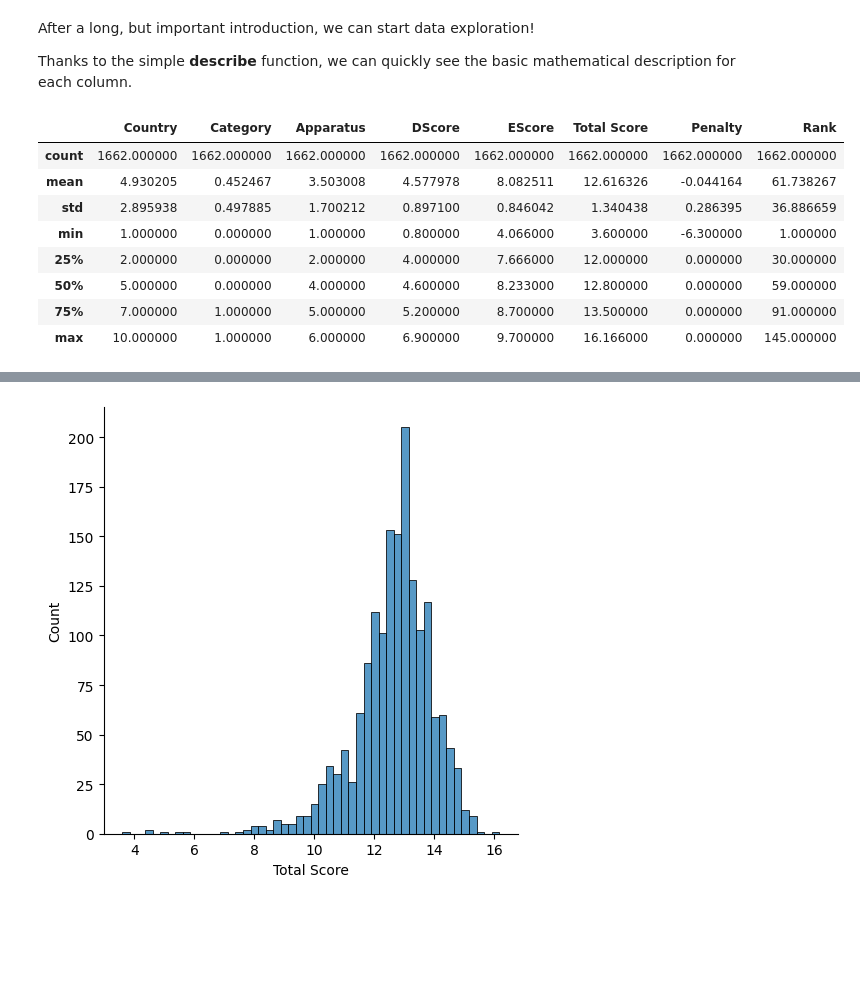
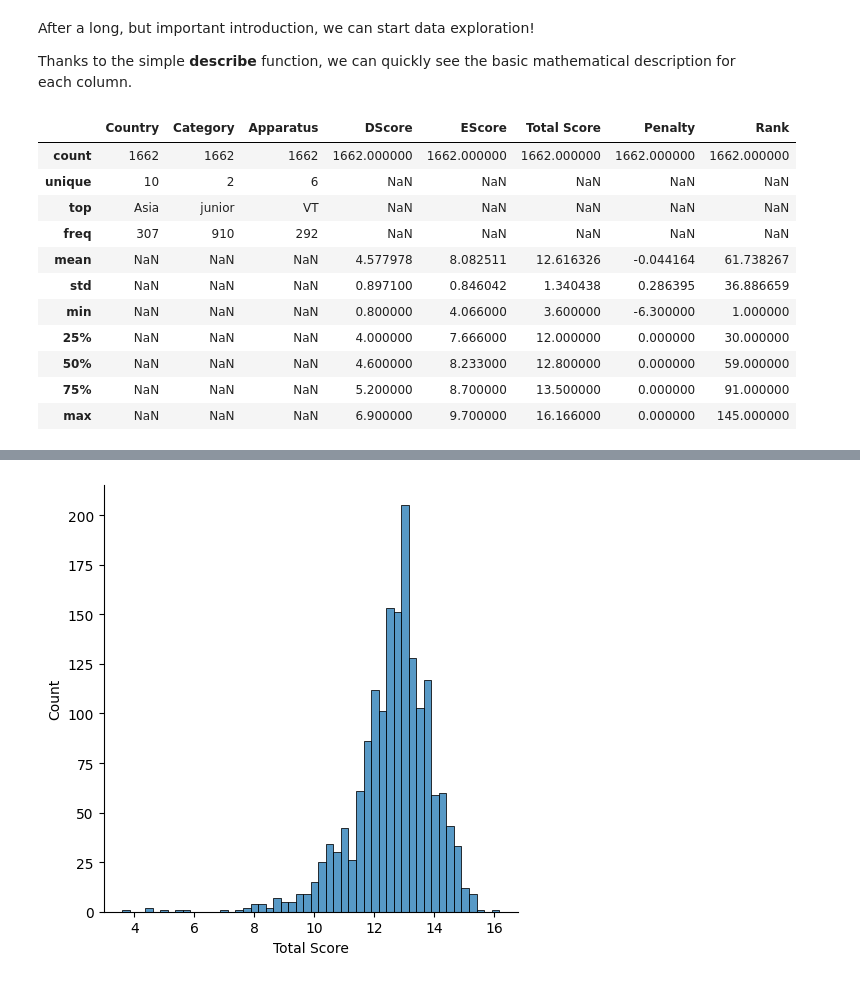
Before and after one commit to Asturn15/Gymnastics-on-GitHub, a Jupyter notebook: Project 5 - ML model in Python/Notebook project.ipynb, the cells around one changed output, grey strips where cells are left out. Drawn from its saved outputs; the diff is of its cells as text; code cells hidden in the pictures; blank space fills up the shorter version.

```diff
--- a/Project 5 - ML model in Python/Notebook project.ipynb
+++ b/Project 5 - ML model in Python/Notebook project.ipynb
@@ -539,6 +535,3 @@
-# %%
-# Change string to numbers
-training_df.replace({"junior": 0, "senior": 1,"FX":1,"PH":2,"SR":3,"VT":4,"PB":5,"HB":6}, inplace=True)
 # %% [markdown]
 
 We have one more column left - Country. Let's check how the number of results we have for individual countries is distributed in order to avoid the error of lack of appropriate data representation in our model.
@@ -599,28 +592,25 @@ country_classification = {
 # change values in table with results
 for i, r in training_df.iterrows():
     if r['Country'] in country_classification[1]:
-        training_df.at[i, 'Country'] = 1
+        training_df.at[i, 'Country'] = 'Asia'
     elif r['Country'] in country_classification[2]:
-        training_df.at[i, 'Country'] = 2
+        training_df.at[i, 'Country'] = 'Scandinavia'
     elif r['Country'] in country_classification[3]:
-        training_df.at[i, 'Country'] = 3
+        training_df.at[i, 'Country'] = 'Latin America'
     elif r['Country'] in country_classification[4]:
-        training_df.at[i, 'Country'] = 4
+        training_df.at[i, 'Country'] = 'English speaking'
     elif r['Country'] in country_classification[5]:
-        training_df.at[i, 'Country'] = 5
+        training_df.at[i, 'Country'] = 'German speaking and Benelux'
     elif r['Country'] in country_classification[6]:
-        training_df.at[i, 'Country'] = 6
+        training_df.at[i, 'Country'] = 'other Wester Europen'
     elif r['Country'] in country_classification[7]:
-        training_df.at[i, 'Country'] = 7
+        training_df.at[i, 'Country'] = 'Central Europe'
     elif r['Country'] in country_classification[8]:
-        training_df.at[i, 'Country'] = 8
+        training_df.at[i, 'Country'] = 'Eastern Europe'
     elif r['Country'] in country_classification[9]:
-        training_df.at[i, 'Country'] = 9
+        training_df.at[i, 'Country'] = 'South Europe'
     elif r['Country'] in country_classification[10]:
-        training_df.at[i, 'Country'] = 10
-
-# changle data type to numeric
-training_df['Country'] = training_df['Country'].astype(int)
+        training_df.at[i, 'Country'] = 'Other Countries'
 # %% [markdown]
 Let's check how the results break down now.
 # %%
@@ -650,14 +640,17 @@ After a long, but important introduction, we can start data exploration!
 Thanks to the simple __describe__ function, we can quickly see the basic mathematical description for each column.
 # %%
 # print description for each column
-training_df.describe()
+training_df.describe(include='all')
 # %% [output]
 |  | Country | Category | Apparatus | DScore | EScore | Total Score | Penalty | Rank |
-| count | 1662.000000 | 1662.000000 | 1662.000000 | 1662.000000 | 1662.000000 | 1662.000000 | 1662.000000 | 1662.000000 |
-| mean | 4.930205 | 0.452467 | 3.503008 | 4.577978 | 8.082511 | 12.616326 | -0.044164 | 61.738267 |
-| std | 2.895938 | 0.497885 | 1.700212 | 0.897100 | 0.846042 | 1.340438 | 0.286395 | 36.886659 |
-| min | 1.000000 | 0.000000 | 1.000000 | 0.800000 | 4.066000 | 3.600000 | -6.300000 | 1.000000 |
-| 25% | 2.000000 | 0.000000 | 2.000000 | 4.000000 | 7.666000 | 12.000000 | 0.000000 | 30.000000 |
-| 50% | 5.000000 | 0.000000 | 4.000000 | 4.600000 | 8.233000 | 12.800000 | 0.000000 | 59.000000 |
-| 75% | 7.000000 | 1.000000 | 5.000000 | 5.200000 | 8.700000 | 13.500000 | 0.000000 | 91.000000 |
-| max | 10.000000 | 1.000000 | 6.000000 | 6.900000 | 9.700000 | 16.166000 | 0.000000 | 145.000000 |
+| count | 1662 | 1662 | 1662 | 1662.000000 | 1662.000000 | 1662.000000 | 1662.000000 | 1662.000000 |
+| unique | 10 | 2 | 6 | NaN | NaN | NaN | NaN | NaN |
+| top | Asia | junior | VT | NaN | NaN | NaN | NaN | NaN |
+| freq | 307 | 910 | 292 | NaN | NaN | NaN | NaN | NaN |
+| mean | NaN | NaN | NaN | 4.577978 | 8.082511 | 12.616326 | -0.044164 | 61.738267 |
+| std | NaN | NaN | NaN | 0.897100 | 0.846042 | 1.340438 | 0.286395 | 36.886659 |
+| min | NaN | NaN | NaN | 0.800000 | 4.066000 | 3.600000 | -6.300000 | 1.000000 |
+| 25% | NaN | NaN | NaN | 4.000000 | 7.666000 | 12.000000 | 0.000000 | 30.000000 |
+| 50% | NaN | NaN | NaN | 4.600000 | 8.233000 | 12.800000 | 0.000000 | 59.000000 |
+| 75% | NaN | NaN | NaN | 5.200000 | 8.700000 | 13.500000 | 0.000000 | 91.000000 |
+| max | NaN | NaN | NaN | 6.900000 | 9.700000 | 16.166000 | 0.000000 | 145.000000 |
```
Also changed, not shown: parts of 17 cells of this notebook, 1 other file.
